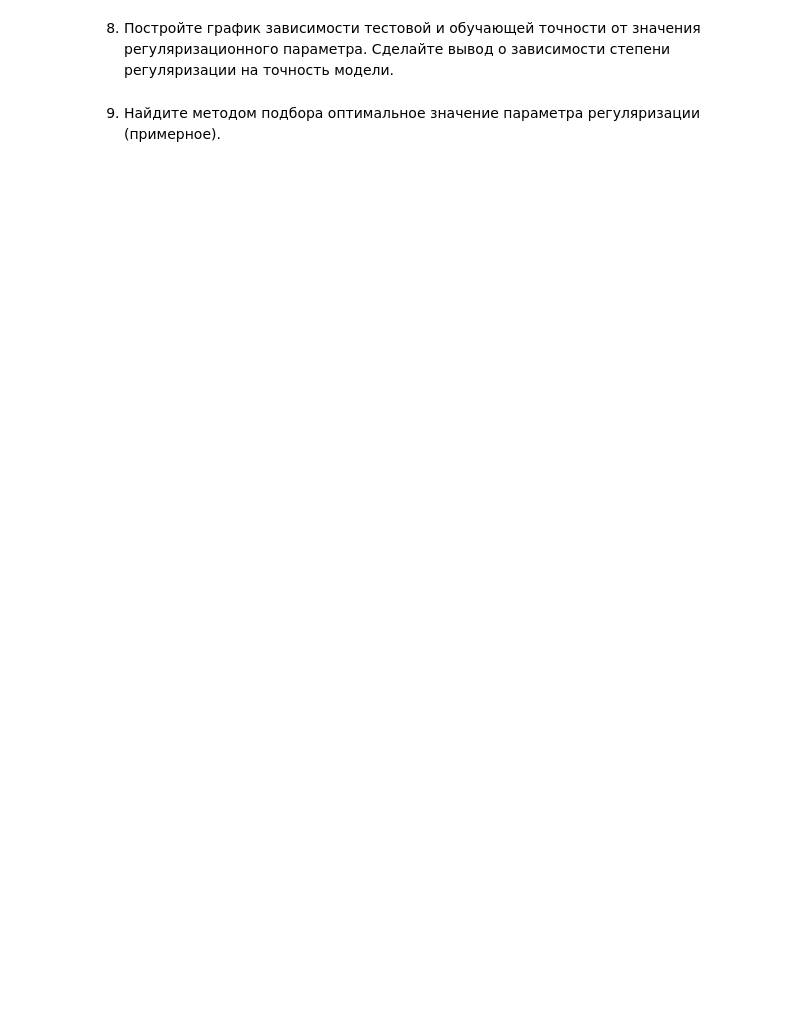
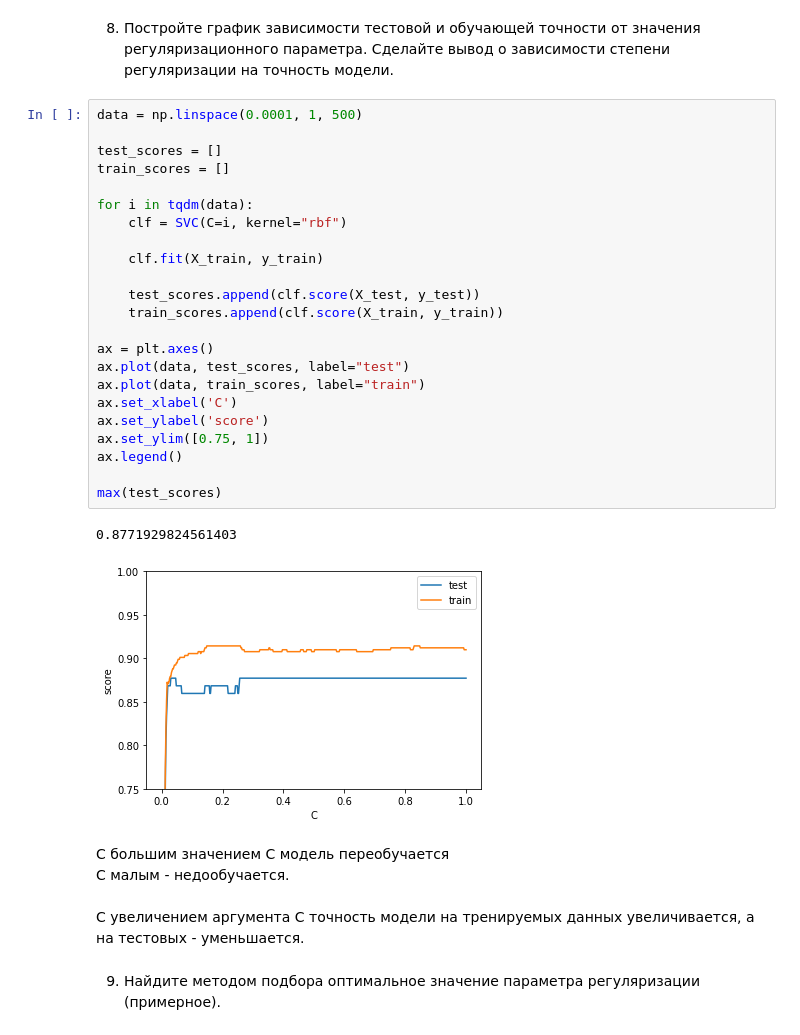
Before and after one commit to GeorgiyDemo/FA, a Jupyter notebook: Course_III/ML/ML3.1 Диагностика и кривые обучения/ПИ19_3_Деменчук_3.1.ipynb, the cells around one changed output. Saved outputs shown, nothing was run; the diff lists cells and outputs as text; blank space fills up the shorter version.

```diff
--- a/Course_III/ML/ML3.1 Диагностика и кривые обучения/ПИ19_3_Деменчук_3.1.ipynb
+++ b/Course_III/ML/ML3.1 Диагностика и кривые обучения/ПИ19_3_Деменчук_3.1.ipynb
@@ -121,4 +178,35 @@ plt.legend(loc="best")
 # %% [markdown]
 8.	Постройте график зависимости тестовой и обучающей точности от значения регуляризационного параметра. Сделайте вывод о зависимости степени регуляризации на точность модели.
+# %%
+data = np.linspace(0.0001, 1, 500)
+
+test_scores = []
+train_scores = []
+
+for i in tqdm(data):
+    clf = SVC(C=i, kernel="rbf")
+
+    clf.fit(X_train, y_train)
+
+    test_scores.append(clf.score(X_test, y_test))
+    train_scores.append(clf.score(X_train, y_train))
+
+ax = plt.axes()
+ax.plot(data, test_scores, label="test")
+ax.plot(data, train_scores, label="train")
+ax.set_xlabel('С')
+ax.set_ylabel('score')
+ax.set_ylim([0.75, 1])
+ax.legend()
+
+max(test_scores)
+# %% [output]
+0.8771929824561403
+[figure, added]
+# %% [markdown]
+С большим значением C модель переобучается<br>
+C малым - недообучается.<br>
+<br>
+С увеличением аргумента C точность модели на тренируемых данных увеличивается, а на тестовых - уменьшается.
 # %% [markdown]
 9.	Найдите методом подбора оптимальное значение параметра регуляризации (примерное).
```
Also changed, not shown: parts of 28 cells of this notebook.
